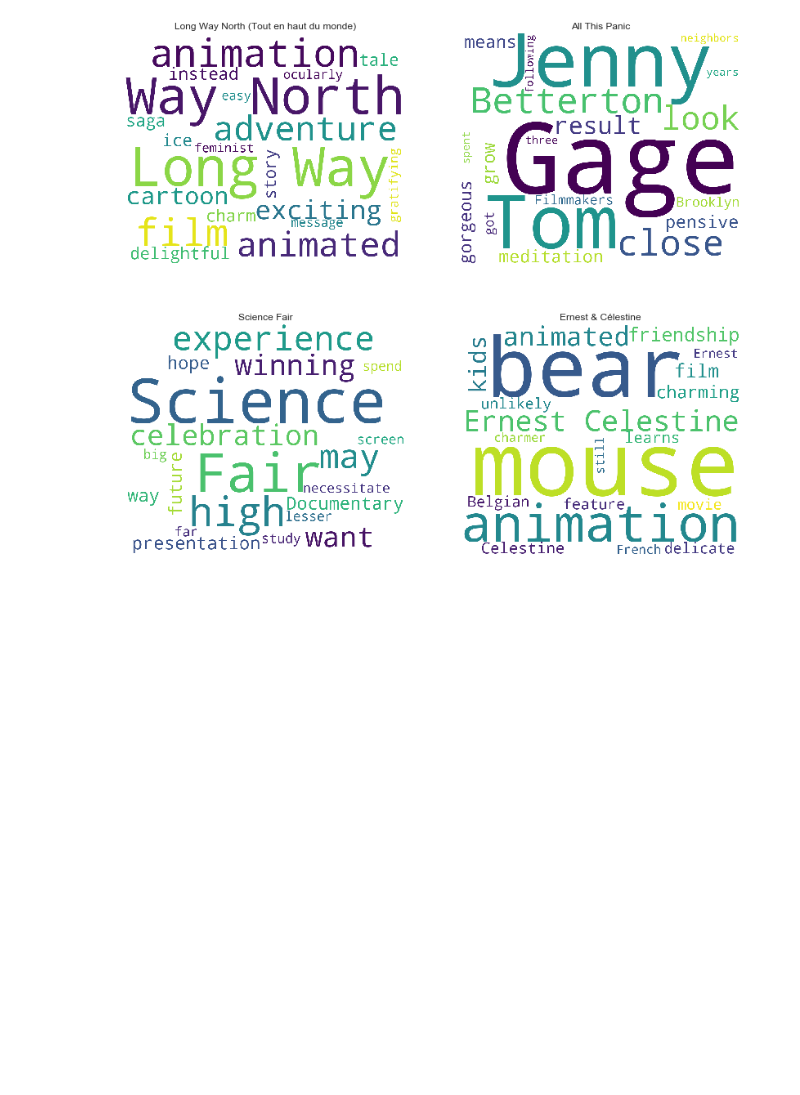
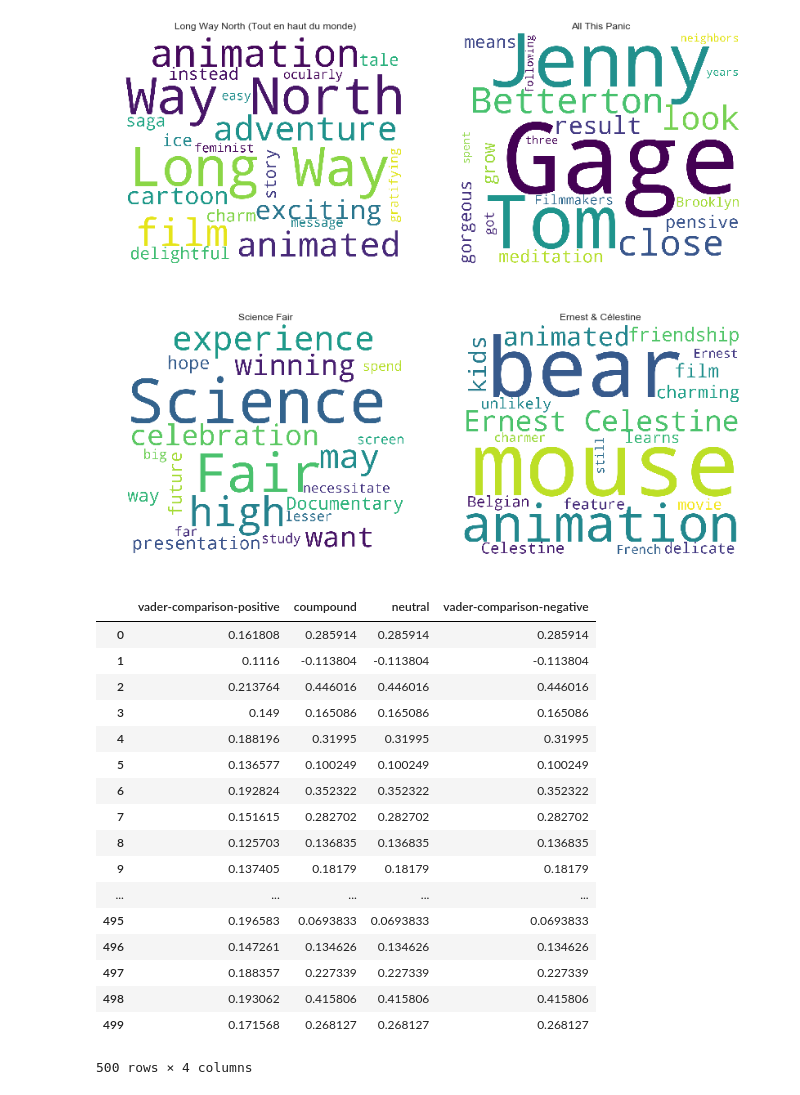
Before and after one commit to Joy-yuan/Rotten_Tomato_Project, a Jupyter notebook: reviews--text mining--sentiment analysis.ipynb, the cells around one changed output. Cells and saved outputs as stored; diff of their text form; code cells hidden in the pictures; blank space fills up the shorter version.

Commit message:
do weighted sentiment analysis using Vader----commit
do weighted sentiment analysis using Vader----commit

```diff
--- a/reviews--text mining--sentiment analysis.ipynb
+++ b/reviews--text mining--sentiment analysis.ipynb
@@ -337,3 +337,49 @@ for i in dic.keys():
 plt.show()
 # %% [output]
 [figure]
+# %%
+from vaderSentiment.vaderSentiment import SentimentIntensityAnalyzer
+from nltk import sent_tokenize, word_tokenize
+def vader_comparison(texts):
+    list_vc=[]
+    analyzer = SentimentIntensityAnalyzer()
+    for i in range(len(rev)):
+        sentences = sent_tokenize(rev[i])
+        positive=compound=neutral=negative=0
+        for sentence in sentences:
+            vs = analyzer.polarity_scores(sentence)
+            positive+=vs['pos']/(len(sentences))
+            compound+=vs['compound']/(len(sentences))
+            neutral+=vs['neu']/(len(sentences))
+            negative+=vs['neg']/(len(sentences))
+        list_vc.append((positive,compound,neutral,negative))
+    return list_vc
+# %%
+list_vc_rev=vader_comparison(rev)
+df_vc = pd.DataFrame(columns=['vader-comparison-positive','coumpound','neutral','vader-comparison-negative'])
+for i in range(len(list_vc_rev)):
+    df_vc.loc[i,'vader-comparison-positive']=list_vc_rev[i][0]
+    df_vc.loc[i,'coumpound']=list_vc_rev[i][1]
+    df_vc.loc[i,'neutral']=list_vc_rev[i][1]
+    df_vc.loc[i,'vader-comparison-negative']=list_vc_rev[i][1]
+# %%
+df_vc
+# %% [output]
+|  | vader-comparison-positive | coumpound | neutral | vader-comparison-negative |
+| 0 | 0.161808 | 0.285914 | 0.285914 | 0.285914 |
+| 1 | 0.1116 | -0.113804 | -0.113804 | -0.113804 |
+| 2 | 0.213764 | 0.446016 | 0.446016 | 0.446016 |
+| 3 | 0.149 | 0.165086 | 0.165086 | 0.165086 |
+| 4 | 0.188196 | 0.31995 | 0.31995 | 0.31995 |
+| 5 | 0.136577 | 0.100249 | 0.100249 | 0.100249 |
+| 6 | 0.192824 | 0.352322 | 0.352322 | 0.352322 |
+| 7 | 0.151615 | 0.282702 | 0.282702 | 0.282702 |
+| 8 | 0.125703 | 0.136835 | 0.136835 | 0.136835 |
+| 9 | 0.137405 | 0.18179 | 0.18179 | 0.18179 |
+| ... | ... | ... | ... | ... |
+| 495 | 0.196583 | 0.0693833 | 0.0693833 | 0.0693833 |
+| 496 | 0.147261 | 0.134626 | 0.134626 | 0.134626 |
+| 497 | 0.188357 | 0.227339 | 0.227339 | 0.227339 |
+| 498 | 0.193062 | 0.415806 | 0.415806 | 0.415806 |
+| 499 | 0.171568 | 0.268127 | 0.268127 | 0.268127 |
+500 rows × 4 columns
```
Also changed, not shown: parts of 3 cells of this notebook.
